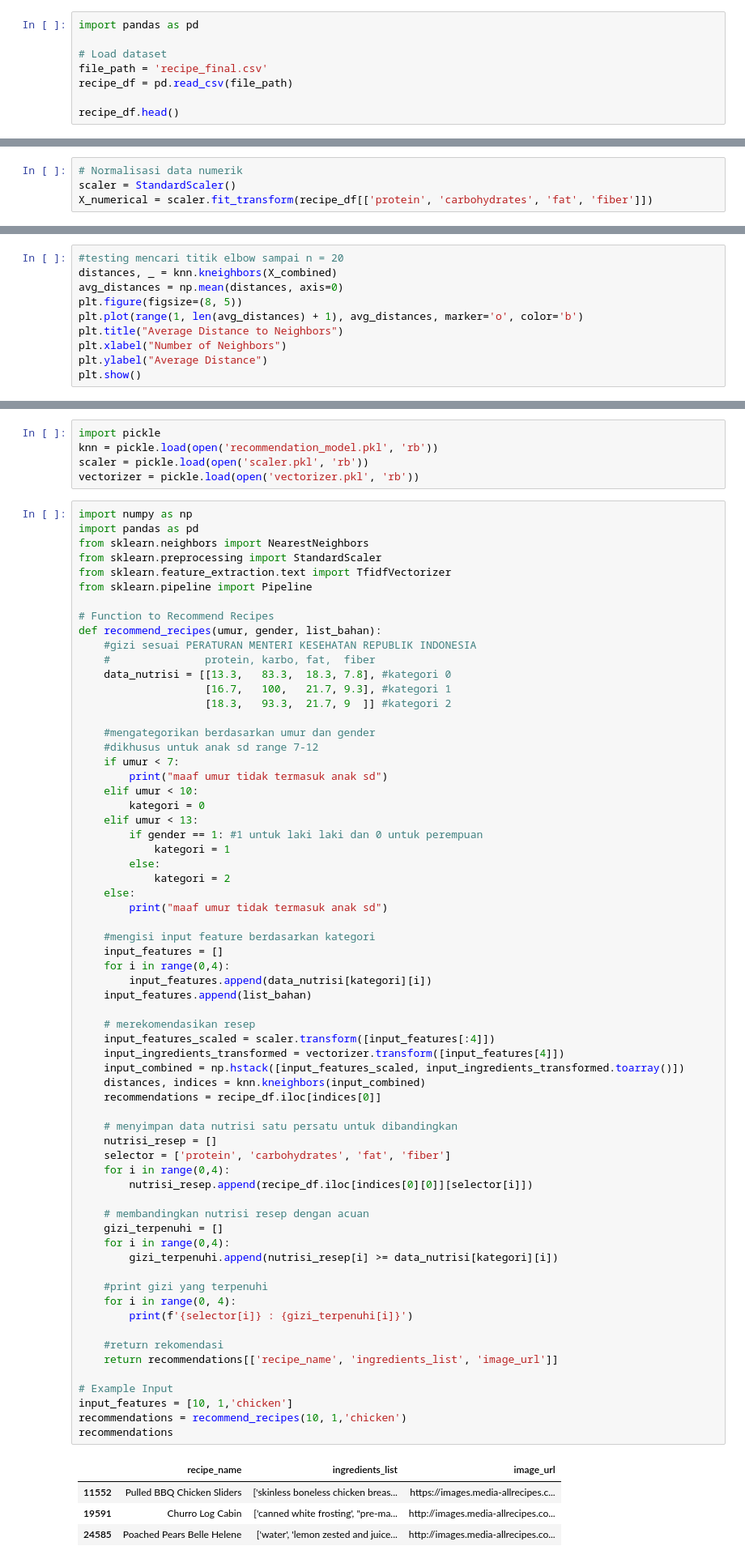
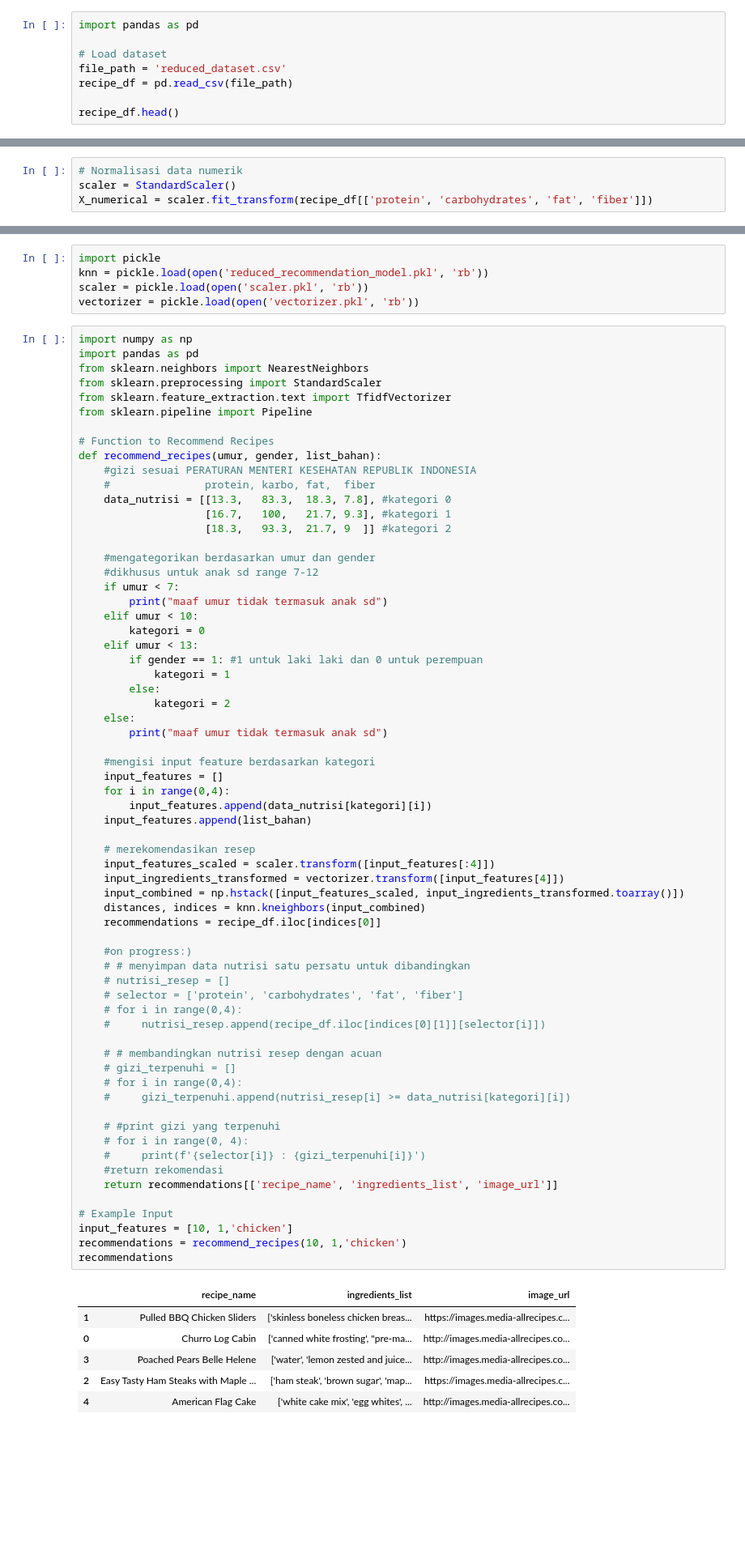
Before and after one commit to MuhammadBagoesA/NutriSense, a Jupyter notebook: frontend/models/recipe_recommendation_system.ipynb, the cells around one changed output, grey strips where cells are left out. Shown at 81% size. Drawn from its saved outputs; the diff is of its cells as text; blank space fills up the shorter version.

```diff
--- a/frontend/models/recipe_recommendation_system.ipynb
+++ b/frontend/models/recipe_recommendation_system.ipynb
@@ -29,7 +29,7 @@ Successfully installed joblib-1.4.2 numpy-2.2.0 scikit-learn-1.6.0 scipy-1.14.1
 import pandas as pd
 
 # Load dataset
-file_path = 'recipe_final.csv'
+file_path = 'reduced_dataset.csv'
 recipe_df = pd.read_csv(file_path)
 
 recipe_df.head()
@@ -71,10 +66,0 @@ NearestNeighbors(metric='euclidean', n_neighbors=20)
-# %%
-#testing mencari titik elbow sampai n = 20
-distances, _ = knn.kneighbors(X_combined)
-avg_distances = np.mean(distances, axis=0)
-plt.figure(figsize=(8, 5))
-plt.plot(range(1, len(avg_distances) + 1), avg_distances, marker='o', color='b')
-plt.title("Average Distance to Neighbors")
-plt.xlabel("Number of Neighbors")
-plt.ylabel("Average Distance")
-plt.show()
@@ -99,6 +72,6 @@ pickle.dump(vectorizer, open('vectorizer', 'wb'))
 # %%
 import pickle
-knn = pickle.load(open('recommendation_model.pkl', 'rb'))
+knn = pickle.load(open('reduced_recommendation_model.pkl', 'rb'))
 scaler = pickle.load(open('scaler.pkl', 'rb'))
 vectorizer = pickle.load(open('vectorizer.pkl', 'rb'))
 # %%
@@ -128,46 +101,48 @@ def recommend_recipes(umur, gender, list_bahan):
             kategori = 1
         else:
             kategori = 2
     else:
         print("maaf umur tidak termasuk anak sd")
 
     #mengisi input feature berdasarkan kategori
     input_features = []
     for i in range(0,4):
         input_features.append(data_nutrisi[kategori][i])
     input_features.append(list_bahan)
 
     # merekomendasikan resep
     input_features_scaled = scaler.transform([input_features[:4]])
     input_ingredients_transformed = vectorizer.transform([input_features[4]])
     input_combined = np.hstack([input_features_scaled, input_ingredients_transformed.toarray()])
     distances, indices = knn.kneighbors(input_combined)
     recommendations = recipe_df.iloc[indices[0]]
 
-    # menyimpan data nutrisi satu persatu untuk dibandingkan
-    nutrisi_resep = []
-    selector = ['protein', 'carbohydrates', 'fat', 'fiber']
-    for i in range(0,4):
-        nutrisi_resep.append(recipe_df.iloc[indices[0][0]][selector[i]])
+    #on progress:)
+    # # menyimpan data nutrisi satu persatu untuk dibandingkan
+    # nutrisi_resep = []
+    # selector = ['protein', 'carbohydrates', 'fat', 'fiber']
+    # for i in range(0,4):
+    #     nutrisi_resep.append(recipe_df.iloc[indices[0][1]][selector[i]])
 
-    # membandingkan nutrisi resep dengan acuan
-    gizi_terpenuhi = []
-    for i in range(0,4):
-        gizi_terpenuhi.append(nutrisi_resep[i] >= data_nutrisi[kategori][i])
+    # # membandingkan nutrisi resep dengan acuan
+    # gizi_terpenuhi = []
+    # for i in range(0,4):
+    #     gizi_terpenuhi.append(nutrisi_resep[i] >= data_nutrisi[kategori][i])
 
-    #print gizi yang terpenuhi
-    for i in range(0, 4):
-        print(f'{selector[i]} : {gizi_terpenuhi[i]}')
-
+    # #print gizi yang terpenuhi
+    # for i in range(0, 4):
+    #     print(f'{selector[i]} : {gizi_terpenuhi[i]}')
     #return rekomendasi
     return recommendations[['recipe_name', 'ingredients_list', 'image_url']]
 
 # Example Input
 input_features = [10, 1,'chicken']
 recommendations = recommend_recipes(10, 1,'chicken')
 recommendations
 # %% [output]
 |  | recipe_name | ingredients_list | image_url |
-| 11552 | Pulled BBQ Chicken Sliders | ['skinless boneless chicken breas... | https://images.media-allrecipes.c... |
-| 19591 | Churro Log Cabin | ['canned white frosting', "pre-ma... | http://images.media-allrecipes.co... |
-| 24585 | Poached Pears Belle Helene | ['water', 'lemon zested and juice... | http://images.media-allrecipes.co... |
+| 1 | Pulled BBQ Chicken Sliders | ['skinless boneless chicken breas... | https://images.media-allrecipes.c... |
+| 0 | Churro Log Cabin | ['canned white frosting', "pre-ma... | http://images.media-allrecipes.co... |
+| 3 | Poached Pears Belle Helene | ['water', 'lemon zested and juice... | http://images.media-allrecipes.co... |
+| 2 | Easy Tasty Ham Steaks with Maple ... | ['ham steak', 'brown sugar', 'map... | https://images.media-allrecipes.c... |
+| 4 | American Flag Cake | ['white cake mix', 'egg whites', ... | http://images.media-allrecipes.co... |
```
Also changed, not shown: parts of 7 cells of this notebook.
